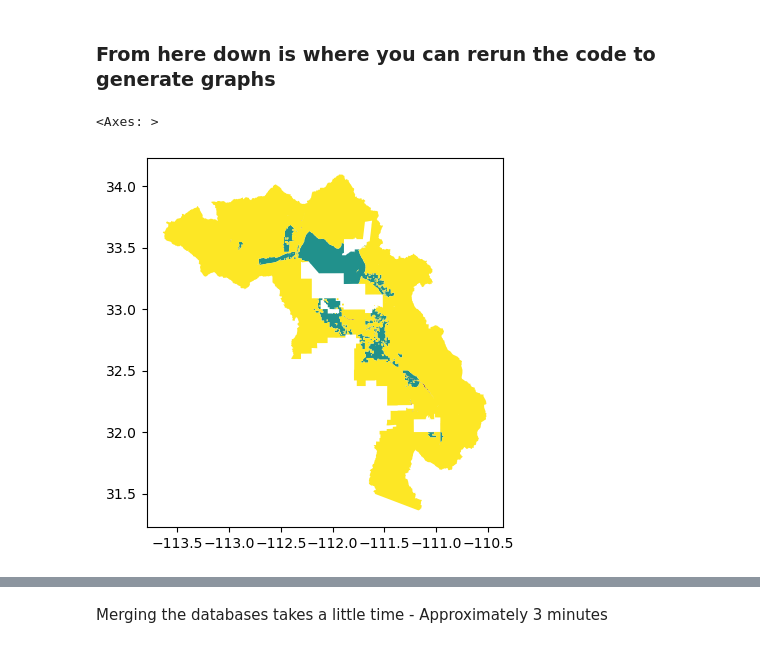
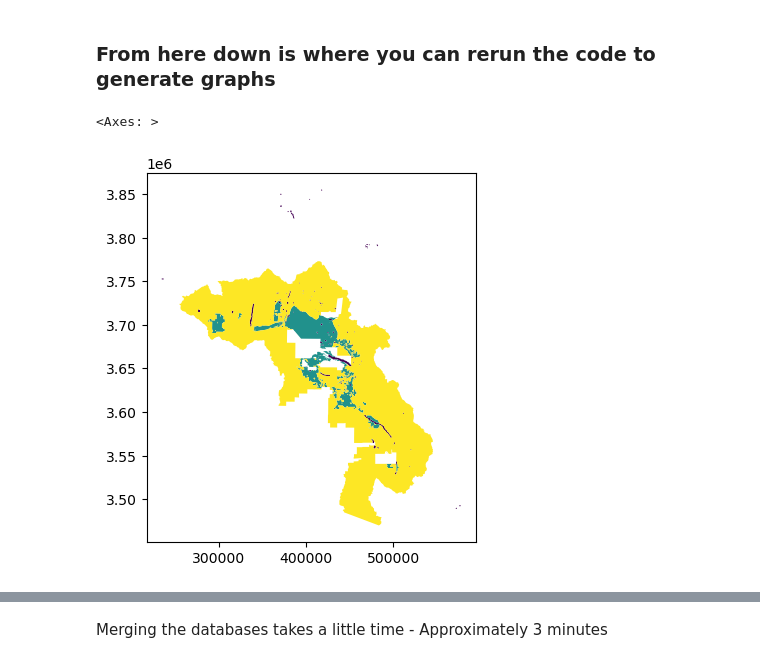
Before and after one commit to condon-lab/Tadych_2024_AZGroundwaterWells, a Jupyter notebook: AnalysisCodes/NarrowedAreas.ipynb.ipynb, the cells around one changed output, grey strips where cells are left out. Saved outputs shown, nothing was run; the diff lists cells and outputs as text; code cells hidden in the pictures.

Commit message:
Lots of little updates to figures and other code

```diff
--- a/AnalysisCodes/NarrowedAreas.ipynb.ipynb
+++ b/AnalysisCodes/NarrowedAreas.ipynb.ipynb
@@ -179,14 +179,14 @@ annual_db2.head()
 # %%
 # Read in the shapefile
 
 # filename_shapeile = 'georeg_reproject_fixed.shp'
-filename_shapeile = 'CAP_MAR.shp'
+filename_shapeile = 'CAP_MAR_USFBuffered.shp'
 filepath = os.path.join(shapepath_local, filename_shapeile)
 shapefile = gp.read_file(filepath)
 shapefile.plot(cmap='viridis')
 # %% [output]
 <Axes: >
-[figure, old version]
+[figure, new version]
 # %%
 shapefile
 # %% [output]
```
Also changed, not shown: parts of 14 cells of this notebook, 11 other files.
